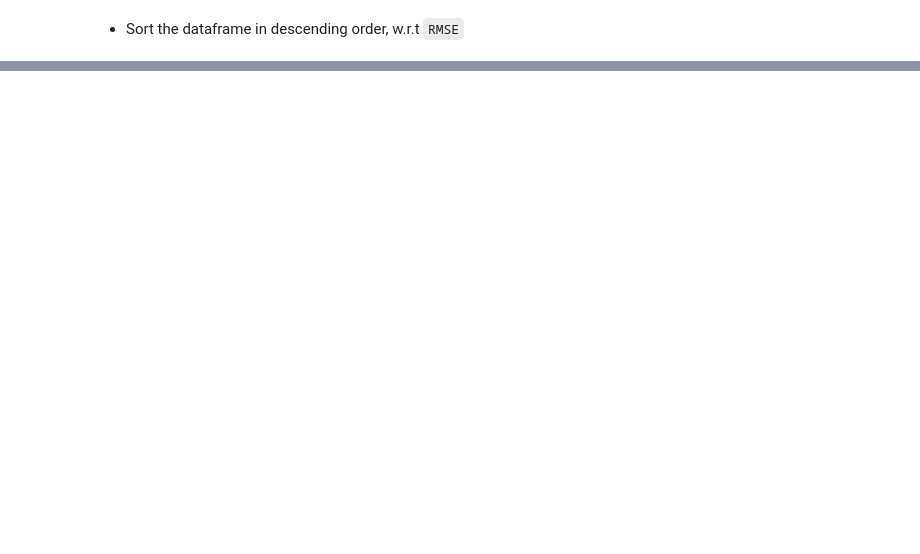
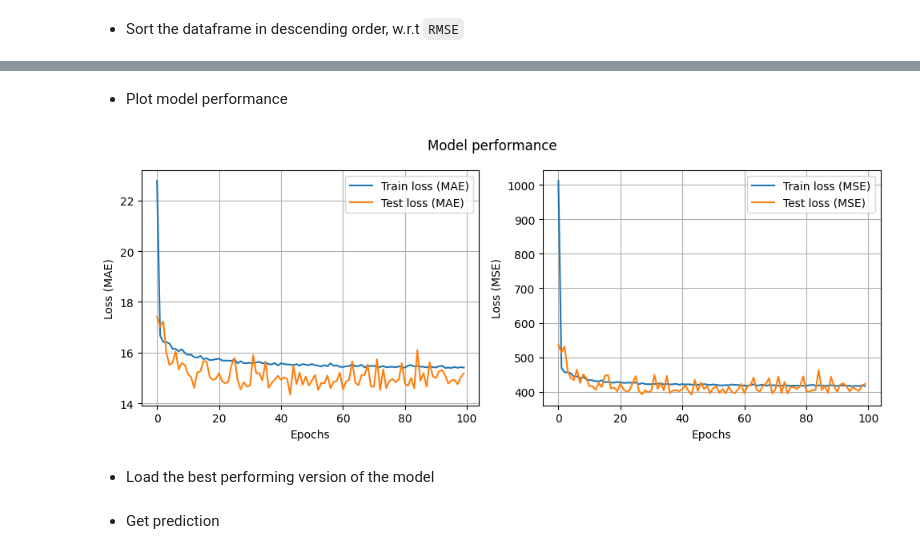
Before and after one commit to Mainakcris7/RUL_CMAPSS, a Jupyter notebook: rul_prediction.ipynb, the cells around one changed output, grey strips where cells are left out. Saved outputs shown, nothing was run; the diff lists cells and outputs as text; code cells hidden in the pictures; blank space fills up the shorter version.

```diff
--- a/rul_prediction.ipynb
+++ b/rul_prediction.ipynb
@@ -390,0 +451,15 @@ plt.title("CatBoost model performance");
+# %%
+inputs = layers.Input(shape = (12,))
+x = layers.Dense(units = 64, activation = 'relu')(inputs)
+x = layers.Dense(units = 64, activation = 'relu')(x)
+x = layers.Dense(units = 64, activation = 'relu')(x)
+x = layers.Dense(units = 128, activation = 'relu')(x)
+outputs = layers.Dense(units = 1, activation = 'relu')(x)
+# %%
+ann_model = Model(inputs, outputs)
+# %%
+ann_model.compile(
+    loss = 'mse',
+    optimizer = tf.keras.optimizers.Adam(learning_rate = 0.0015),
+    metrics = ['mae', 'mse']
+)
@@ -390,0 +486,2 @@ plt.title("CatBoost model performance");
+# %%
+ann_history = ann_model.fit(x = X_scaled, y = y_train, validation_data = (X_test_scaled, y_test),batch_size = 32, epochs=100, callbacks = [model_ckpt("ann")])
@@ -390,0 +506,8 @@ plt.title("CatBoost model performance");
+# %% [markdown]
+- Plot model performance
+# %%
+plot_model_performance(ann_history)
+# %% [output]
+[figure, added]
+# %% [markdown]
+- Load the best performing version of the model
@@ -390,0 +516,2 @@ plt.title("CatBoost model performance");
+# %% [markdown]
+- Get prediction
```
Also changed, not shown: parts of 55 cells of this notebook, 3 other files.
